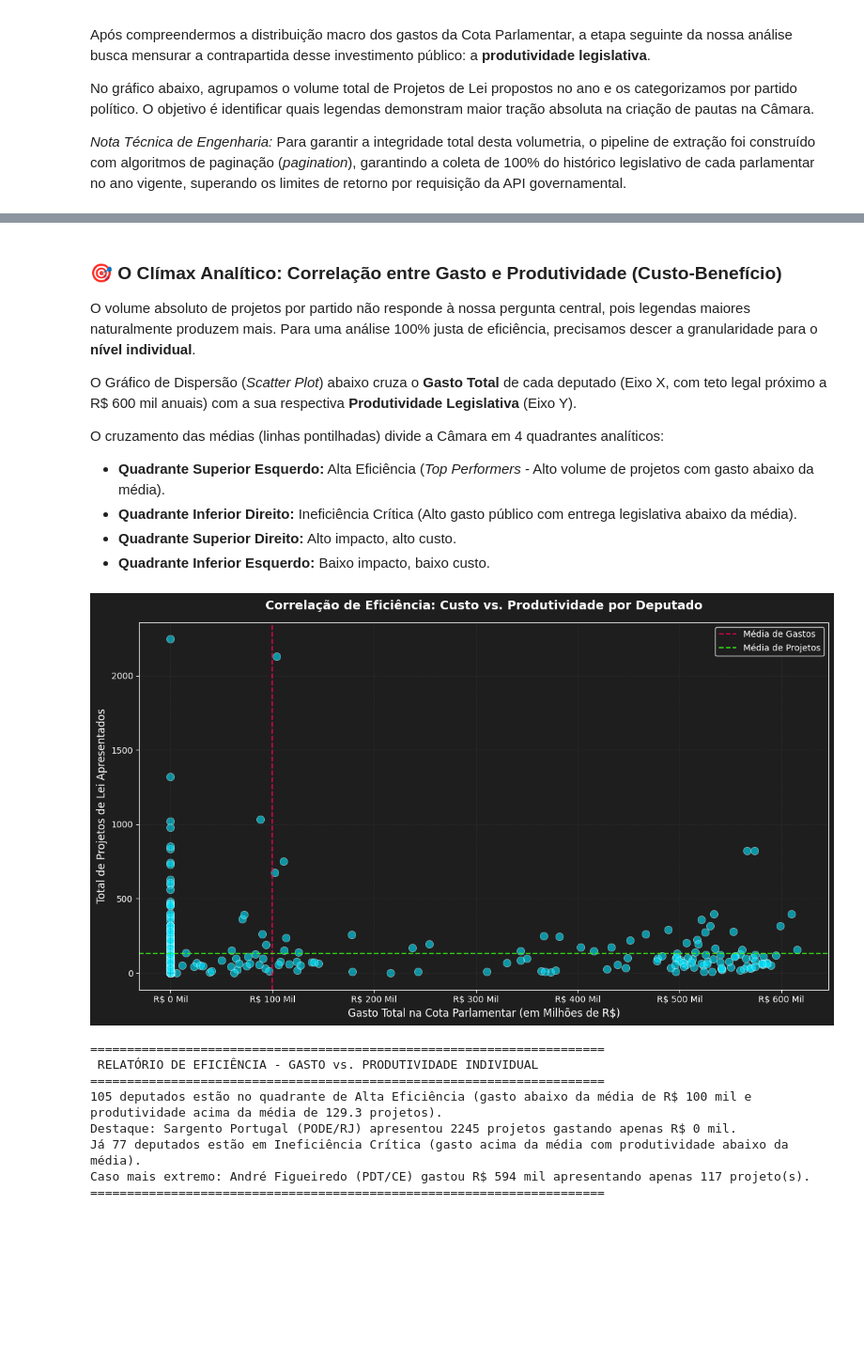
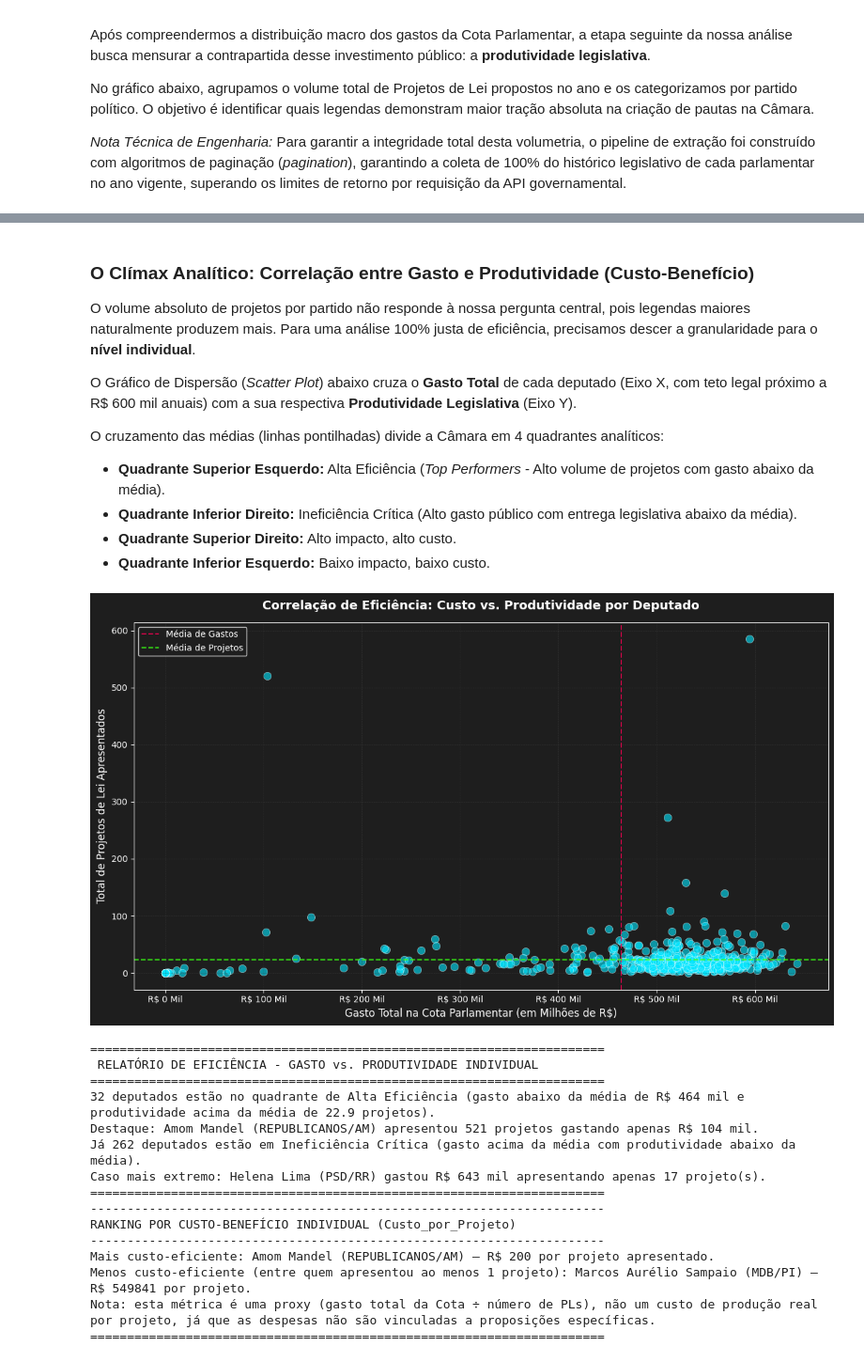
Before and after one commit to Vitor-Dias-Ferreira/camara_desafio_tecnico, a Jupyter notebook: analise_camara.ipynb, the cells around one changed output, grey strips where cells are left out. Shown at 94% size. Drawn from its saved outputs; the diff is of its cells as text; code cells hidden in the pictures; blank space fills up the shorter version.

```diff
--- a/analise_camara.ipynb
+++ b/analise_camara.ipynb
@@ -235,9 +249,17 @@ df_despesas['Valor_Documento'] = pd.to_numeric(df_despesas['Valor_Documento'], e
 df_despesas_agrupadas = df_despesas.groupby('ID_Deputado')['Valor_Documento'].sum().reset_index()
 df_despesas_agrupadas.rename(columns={'Valor_Documento': 'Gasto_Total_R$'}, inplace=True)
 
-# 3. Tratamento e Agregação de Proposições (Produtividade Legislativa)
-# Contagem de quantos Projetos de Lei o deputado propôs
-df_proposicoes_agrupadas = df_proposicoes.groupby('ID_Deputado')['ID_Proposicao'].count().reset_index()
+# Filtra apenas tipos que representam Projeto de Lei de fato,
+# excluindo Requerimentos, Emendas, Indicações etc. que inflam a contagem
+TIPOS_PROJETO_LEI = ['PL', 'PLP', 'PEC', 'PDL', 'PLV', 'MPV']
+
+df_proposicoes_filtrado = df_proposicoes[df_proposicoes['Tipo'].isin(TIPOS_PROJETO_LEI)]
+
+df_proposicoes_agrupadas = (
+    df_proposicoes_filtrado.groupby('ID_Deputado')['ID_Proposicao']
+    .count()
+    .reset_index()
+)
 df_proposicoes_agrupadas.rename(columns={'ID_Proposicao': 'Total_Projetos'}, inplace=True)
 
 # 4. Cruzamento dos Dados (Merge Analítico)
@@ -527,7 +542,7 @@ Esse ranking tende a refletir o tamanho da bancada de cada partido mais do que a
 próximo gráfico corrige essa distorção olhando o nível de cada deputado.
 ======================================================================
 # %% [markdown]
-### 🎯 O Clímax Analítico: Correlação entre Gasto e Produtividade (Custo-Benefício)
+###  O Clímax Analítico: Correlação entre Gasto e Produtividade (Custo-Benefício)
 
 O volume absoluto de projetos por partido não responde à nossa pergunta central, pois legendas maiores naturalmente produzem mais. Para uma análise 100% justa de eficiência, precisamos descer a granularidade para o **nível individual**.
 
@@ -591,42 +606,67 @@ df_top_performers = df_analise[
     (df_analise['Gasto_Total_R$'] < media_gasto) &
     (df_analise['Total_Projetos'] > media_projetos)
 ].sort_values('Total_Projetos', ascending=False)
 
 df_ineficientes = df_analise[
     (df_analise['Gasto_Total_R$'] > media_gasto) &
     (df_analise['Total_Projetos'] < media_projetos)
 ].sort_values('Gasto_Total_R$', ascending=False)
 
 n_top = len(df_top_performers)
 n_inef = len(df_ineficientes)
 
 print("="*70)
 print(" RELATÓRIO DE EFICIÊNCIA - GASTO vs. PRODUTIVIDADE INDIVIDUAL")
 print("="*70)
 print(f"{n_top} deputados estão no quadrante de Alta Eficiência (gasto abaixo da média "
       f"de R$ {media_gasto/1e3:.0f} mil e produtividade acima da média de {media_projetos:.1f} projetos).")
 if n_top > 0:
     exemplo = df_top_performers.iloc[0]
     print(f"Destaque: {exemplo['Nome']} ({exemplo['Partido']}/{exemplo['UF']}) apresentou "
           f"{int(exemplo['Total_Projetos'])} projetos gastando apenas R$ {exemplo['Gasto_Total_R$']/1e3:.0f} mil.")
 print(f"Já {n_inef} deputados estão em Ineficiência Crítica "
       "(gasto acima da média com produtividade abaixo da média).")
 if n_inef > 0:
     pior = df_ineficientes.iloc[0]
     print(f"Caso mais extremo: {pior['Nome']} ({pior['Partido']}/{pior['UF']}) gastou "
           f"R$ {pior['Gasto_Total_R$']/1e3:.0f} mil apresentando apenas {int(pior['Total_Projetos'])} projeto(s).")
 print("="*70)
+
+# Ranking por Custo_por_Projeto (métrica individual, ignorando quem tem 0 projetos)
+df_ranking_eficiencia = df_analise[df_analise['Total_Projetos'] > 0].sort_values('Custo_por_Projeto')
+
+mais_eficiente = df_ranking_eficiencia.iloc[0]
+menos_eficiente = df_ranking_eficiencia.iloc[-1]
+
+print("-"*70)
+print("RANKING POR CUSTO-BENEFÍCIO INDIVIDUAL (Custo_por_Projeto)")
+print("-"*70)
+print(f"Mais custo-eficiente: {mais_eficiente['Nome']} ({mais_eficiente['Partido']}/{mais_eficiente['UF']}) — "
+      f"R$ {mais_eficiente['Custo_por_Projeto']:.0f} por projeto apresentado.")
+print(f"Menos custo-eficiente (entre quem apresentou ao menos 1 projeto): "
+      f"{menos_eficiente['Nome']} ({menos_eficiente['Partido']}/{menos_eficiente['UF']}) — "
+      f"R$ {menos_eficiente['Custo_por_Projeto']:.0f} por projeto.")
+print("Nota: esta métrica é uma proxy (gasto total da Cota ÷ número de PLs), não um custo "
+      "de produção real por projeto, já que as despesas não são vinculadas a proposições específicas.")
+print("="*70)
 pass
 # %% [output]
-[figure, old version]
+[figure, new version]
 ======================================================================
  RELATÓRIO DE EFICIÊNCIA - GASTO vs. PRODUTIVIDADE INDIVIDUAL
 ======================================================================
-105 deputados estão no quadrante de Alta Eficiência (gasto abaixo da média de R$ 100 mil e produtividade acima da média de 129.3 projetos).
-Destaque: Sargento Portugal (PODE/RJ) apresentou 2245 projetos gastando apenas R$ 0 mil.
-Já 77 deputados estão em Ineficiência Crítica (gasto acima da média com produtividade abaixo da média).
-Caso mais extremo: André Figueiredo (PDT/CE) gastou R$ 594 mil apresentando apenas 117 projeto(s).
+32 deputados estão no quadrante de Alta Eficiência (gasto abaixo da média de R$ 464 mil e produtividade acima da média de 22.9 projetos).
+Destaque: Amom Mandel (REPUBLICANOS/AM) apresentou 521 projetos gastando apenas R$ 104 mil.
+Já 262 deputados estão em Ineficiência Crítica (gasto acima da média com produtividade abaixo da média).
+Caso mais extremo: Helena Lima (PSD/RR) gastou R$ 643 mil apresentando apenas 17 projeto(s).
 ======================================================================
+----------------------------------------------------------------------
+RANKING POR CUSTO-BENEFÍCIO INDIVIDUAL (Custo_por_Projeto)
+----------------------------------------------------------------------
+Mais custo-eficiente: Amom Mandel (REPUBLICANOS/AM) — R$ 200 por projeto apresentado.
+Menos custo-eficiente (entre quem apresentou ao menos 1 projeto): Marcos Aurélio Sampaio (MDB/PI) — R$ 549841 por projeto.
+Nota: esta métrica é uma proxy (gasto total da Cota ÷ número de PLs), não um custo de produção real por projeto, já que as despesas não são vinculadas a proposições específicas.
+======================================================================
 # %%
 print("="*70)
 print(" CONCLUSÃO GERAL DA ANÁLISE")
```
Also changed, not shown: parts of 7 cells of this notebook, 1 other file.
